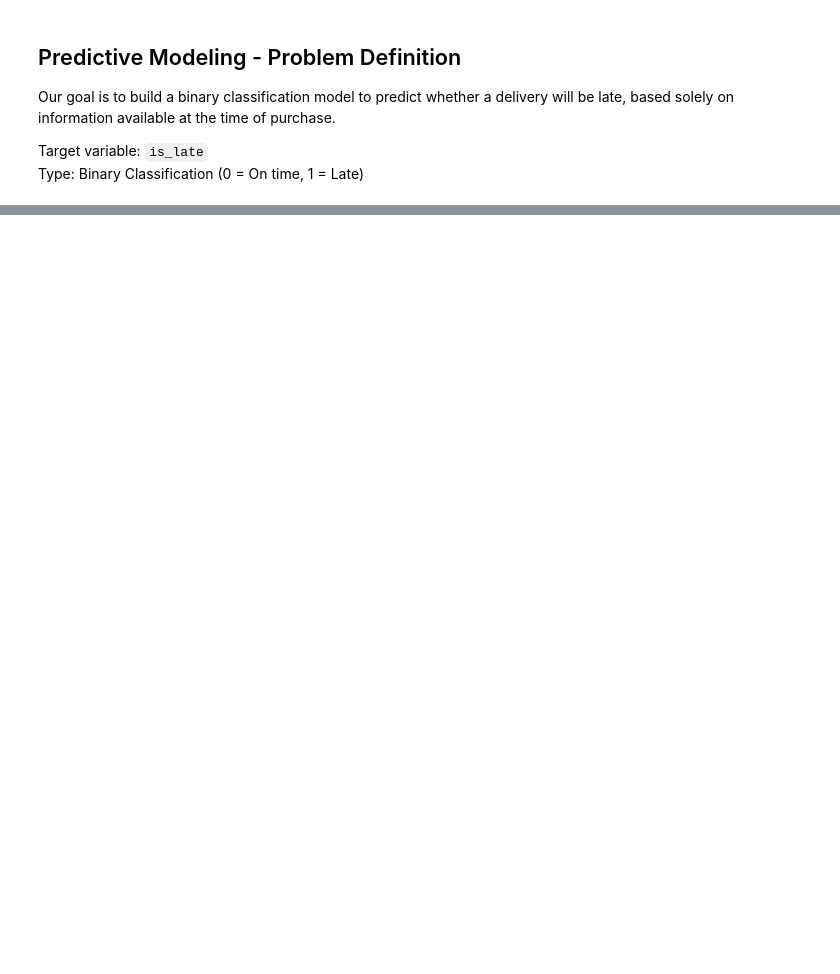
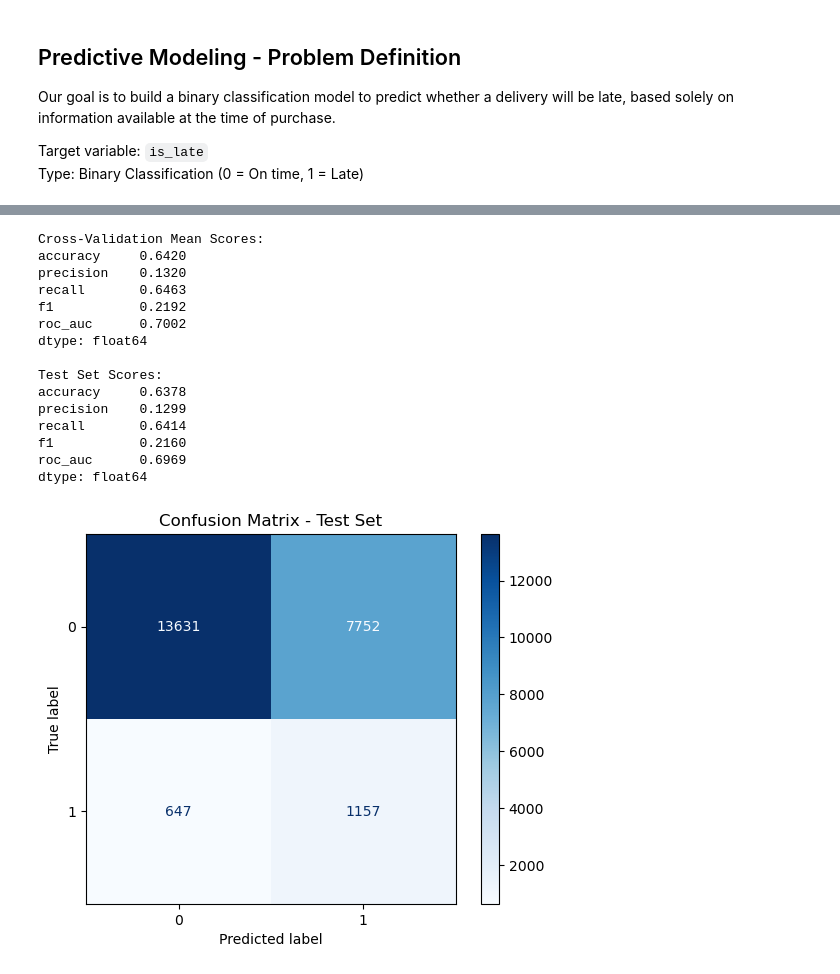
Before and after one commit to rickaof/Olist_Ecommerce_Analysis, a Jupyter notebook: notebooks/model.ipynb, the cells around one changed output, grey strips where cells are left out. Drawn from its saved outputs; the diff is of its cells as text; code cells hidden in the pictures; blank space fills up the shorter version.

```diff
--- a/notebooks/model.ipynb
+++ b/notebooks/model.ipynb
@@ -200,0 +212,21 @@ This makes the model more practical for real-world applications where excessive
+# %%
+# Logistic Regression (with scaling)
+logreg = LogisticRegression(max_iter=1000, class_weight='balanced', random_state=42)
+train_evaluate_model(logreg, X, y, scale_data=True)
+# %% [output]
+Cross-Validation Mean Scores:
+accuracy     0.6420
+precision    0.1320
+recall       0.6463
+f1           0.2192
+roc_auc      0.7002
+dtype: float64
+
+Test Set Scores:
+accuracy     0.6378
+precision    0.1299
+recall       0.6414
+f1           0.2160
+roc_auc      0.6969
+dtype: float64
+[figure, added]
```
Also changed, not shown: parts of 41 cells of this notebook, 2 other files.
